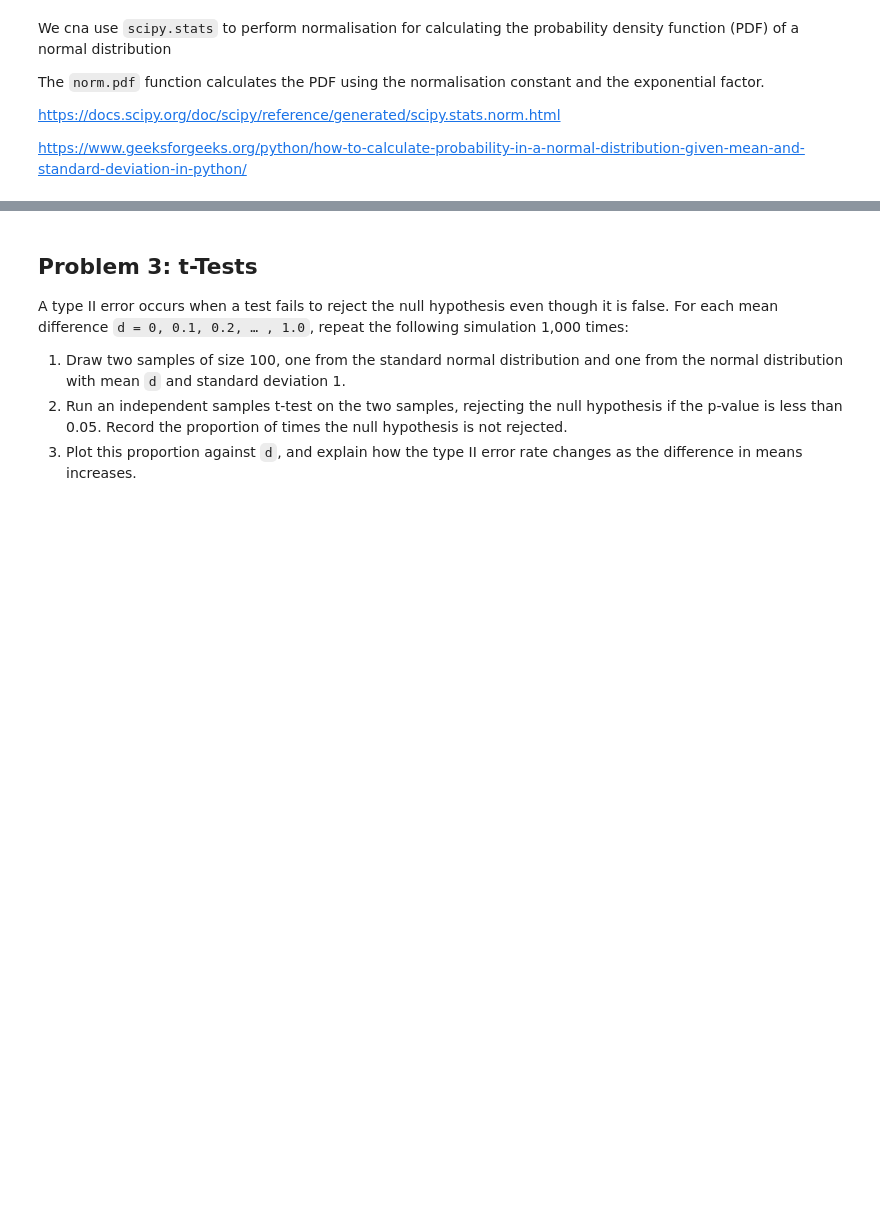
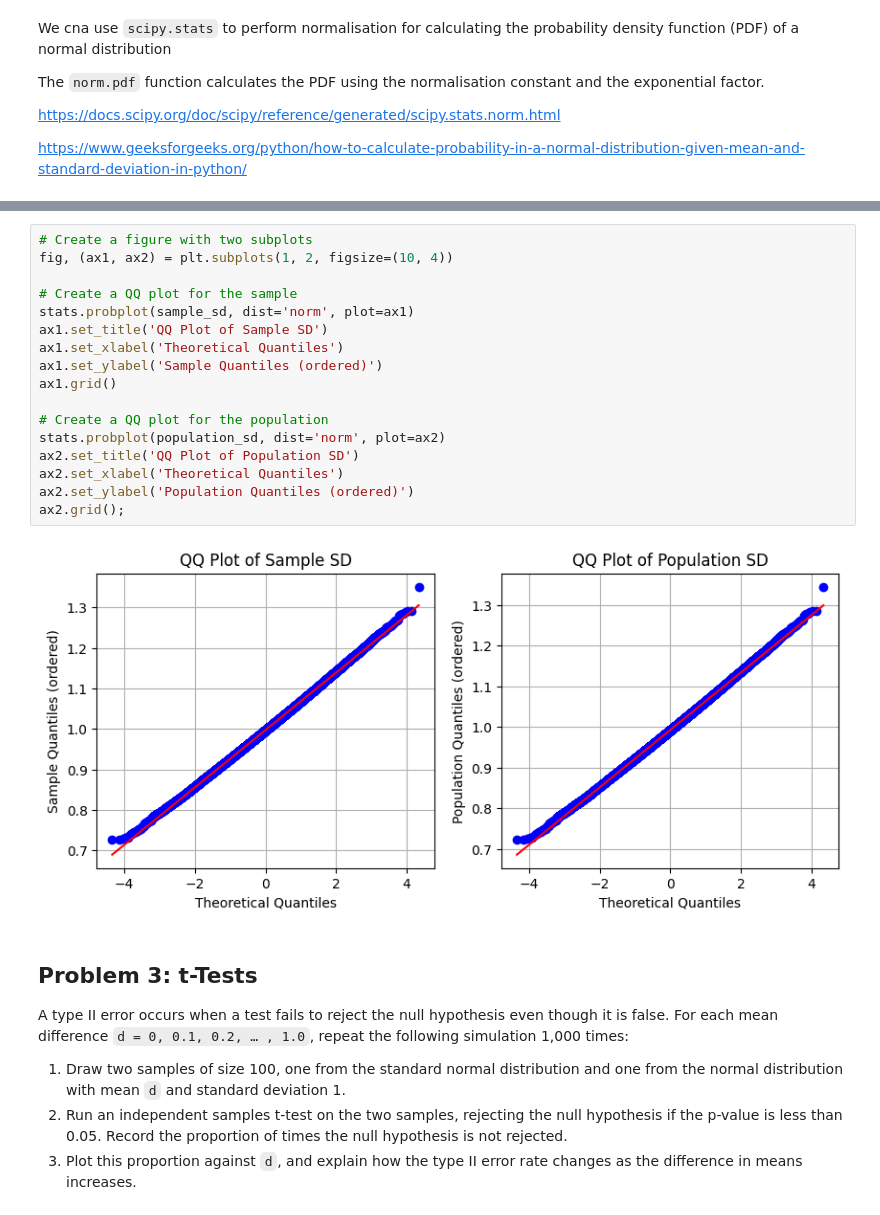
Before and after one commit to holmstead/applied_statistics, a Jupyter notebook: problems.ipynb, the cells around one changed output, grey strips where cells are left out. Drawn from its saved outputs; the diff is of its cells as text; blank space fills up the shorter version.

```diff
--- a/problems.ipynb
+++ b/problems.ipynb
@@ -513,3 +424,22 @@ stats.probplot(population_sd, dist='norm', plot=ax);
+# %%
+# Create a figure with two subplots
+fig, (ax1, ax2) = plt.subplots(1, 2, figsize=(10, 4))
+
+# Create a QQ plot for the sample
+stats.probplot(sample_sd, dist='norm', plot=ax1)
+ax1.set_title('QQ Plot of Sample SD')
+ax1.set_xlabel('Theoretical Quantiles')
+ax1.set_ylabel('Sample Quantiles (ordered)')
+ax1.grid()
+
+# Create a QQ plot for the population
+stats.probplot(population_sd, dist='norm', plot=ax2)
+ax2.set_title('QQ Plot of Population SD')
+ax2.set_xlabel('Theoretical Quantiles')
+ax2.set_ylabel('Population Quantiles (ordered)')
+ax2.grid();
+# %% [output]
+[figure, added]
 # %% [markdown]
 ## Problem 3: t-Tests
 
```
Also changed, not shown: parts of 33 cells of this notebook.
